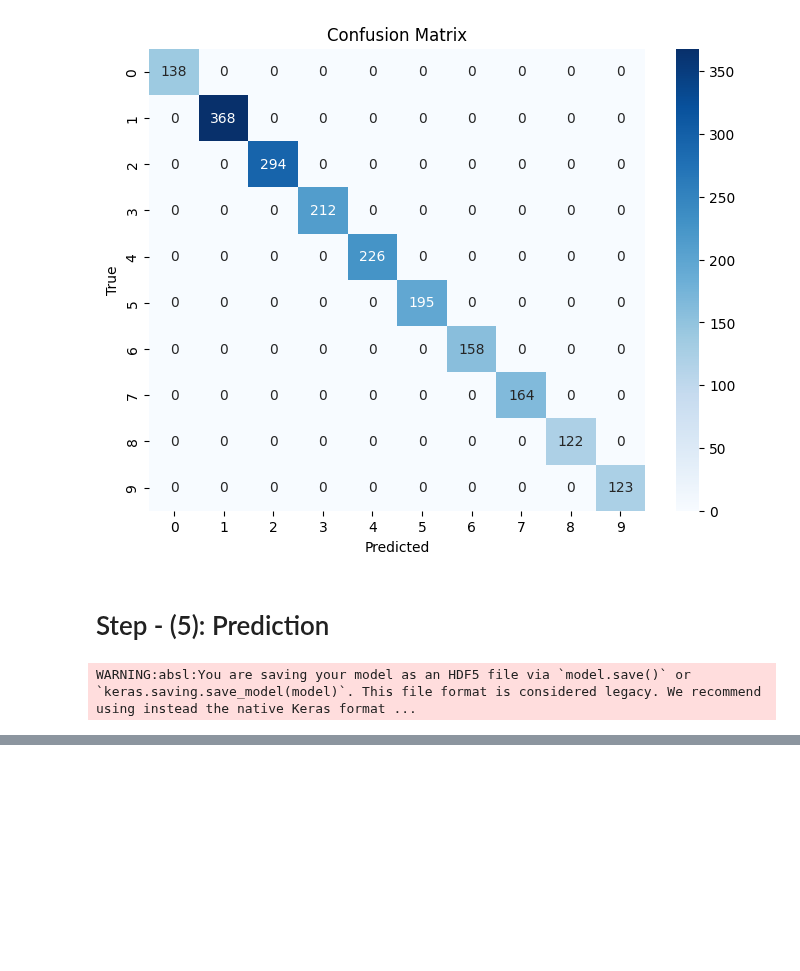
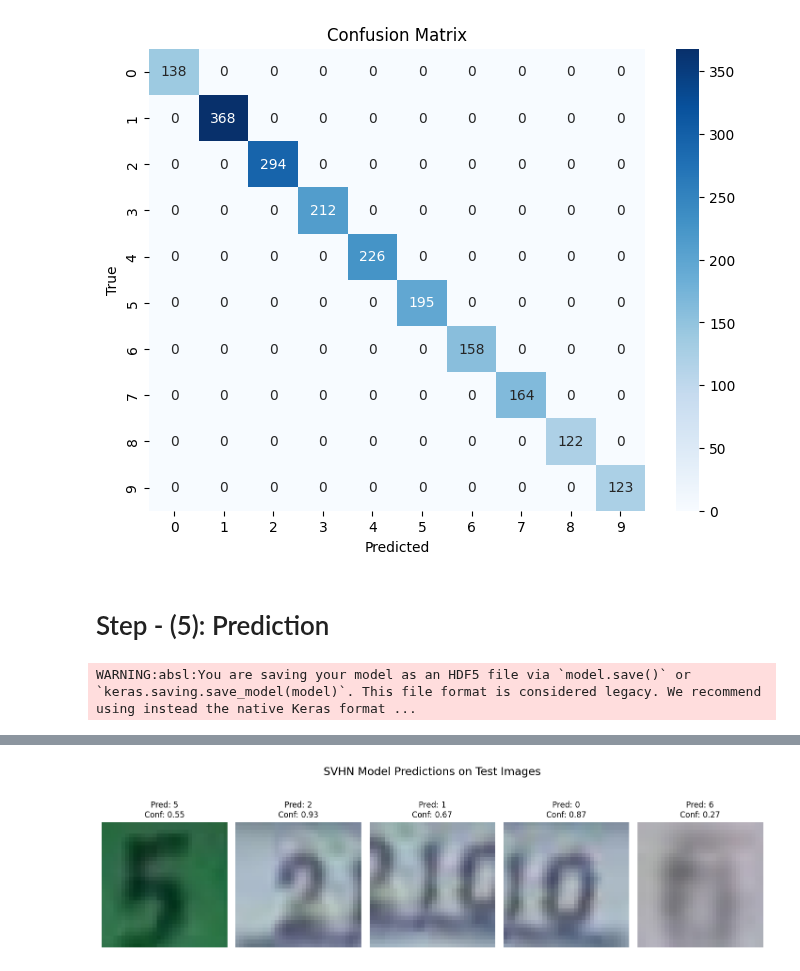
Before and after one commit to MikeShier/BIG-DATA-CW2, a Jupyter notebook: CW2.ipynb, the cells around one changed output, grey strips where cells are left out. Cells and saved outputs as stored; diff of their text form; code cells hidden in the pictures; blank space fills up the shorter version.

Commit message:
update on predictions

```diff
--- a/CW2.ipynb
+++ b/CW2.ipynb
@@ -307,18 +307,3 @@ plt.show()
 model.save("best_model.h5")
 # %% [output]
 WARNING:absl:You are saving your model as an HDF5 file via `model.save()` or `keras.saving.save_model(model)`. This file format is considered legacy. We recommend using instead the native Keras format ...
-# %%
-from tensorflow.keras.models import load_model
-
-model = load_model("best_model.h5")
-
-y_pred_probs = model.predict(X_test)
-y_pred = np.argmax(y_pred_probs, axis = 1)
-
-import matplotlib.pyplot as plt
-
-for i in range (5):
-    plt.imshow(X_test[i])
-    plt.title(f"predicted: {y_pred[i]} (confidence: {y_pred_probs[i][y_pred[i]]:.2f})\nTrue: {y_test[i]}")
-    plt.axis('off')
-    plt.show()
@@ -332,0 +310,16 @@ WARNING:absl:Compiled the loaded model, but the compiled metrics have yet to be
+# %%
+import matplotlib.pyplot as plt
+
+plt.figure(figsize = (12, 4), dpi = 120)
+
+for i in range(5):
+    plt.subplot(1, 5, i + 1)
+    plt.imshow(X_test[i], cmap = 'grey')
+    plt.title(f"Pred: {y_pred[i]}\nConf: {y_pred_probs[i][y_pred[i]]:.2f}", fontsize = 10)
+    plt.axis("off")
+
+plt.suptitle("SVHN Model Predictions on Test Images", fontsize = 14)
+plt.tight_layout()
+plt.show()
+# %% [output]
+[figure, added]
```
Also changed, not shown: parts of 1 cell of this notebook.
